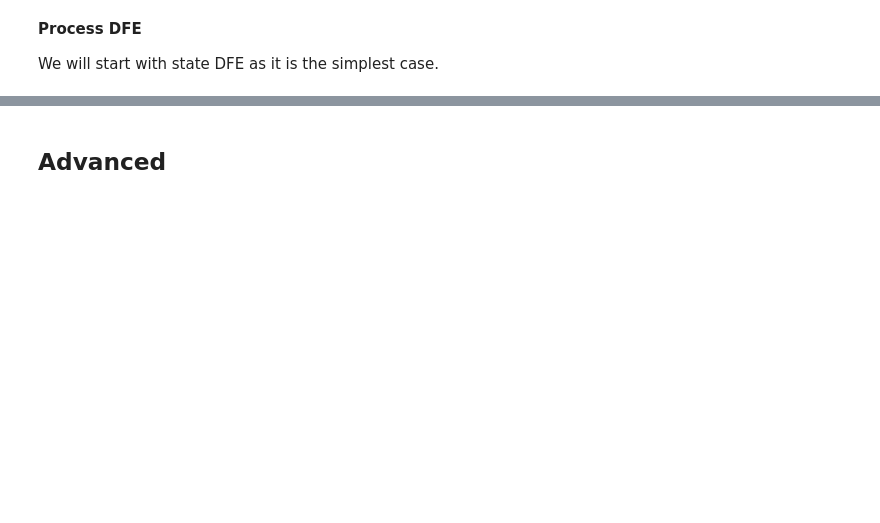
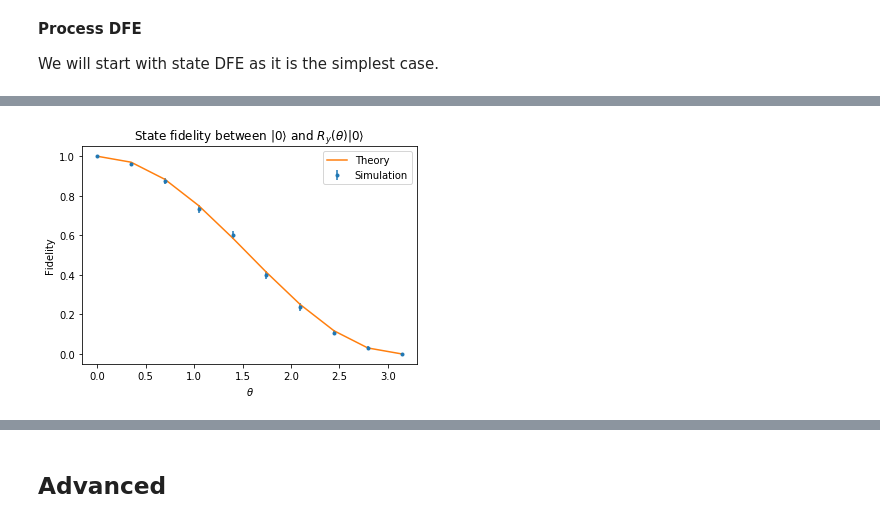
Before and after one commit to rigetti/forest-benchmarking, a Jupyter notebook: examples/direct_fidelity_estimation.ipynb, the cells around one changed output, grey strips where cells are left out. Drawn from its saved outputs; the diff is of its cells as text; code cells hidden in the pictures; blank space fills up the shorter version.

```diff
--- a/examples/direct_fidelity_estimation.ipynb
+++ b/examples/direct_fidelity_estimation.ipynb
@@ -501,10 +318,0 @@ Text(0.5, 1.0, 'Process fidelity between $I$ and $R_y(\\theta)$')
-# %%
-points = 10
-res = []
-res_std_err = []
-for theta in np.linspace(0, np.pi, points):
-    ii_proc_mc.program = Program(RY(theta,0))
-    ii_proc_mc_data = acquire_dfe_data(qvm, ii_proc_mc, num_shots=500)
-    fid_est, fid_std_err = estimate_dfe(ii_proc_mc_data, 'process')
-    res.append(fid_est)
-    res_std_err.append(fid_std_err)
@@ -518,0 +364,7 @@ pyplot.title(r"Process fidelity between $I$ and $R_y(\theta)$")
+# %%
+# start by constructing the identity program
+qubits = [0]
+prog = Program(I(0))
+
+# design state DFE experiment to estimate |0>
+zero_state_experiment = generate_exhaustive_state_dfe_experiment(prog, qubits, bm)
@@ -518,0 +384,25 @@ pyplot.title(r"Process fidelity between $I$ and $R_y(\theta)$")
+# %%
+# NBVAL_SKIP
+points = 10
+res = []
+res_std_err = []
+
+# loop over different angles
+for theta in np.linspace(0, np.pi, points):
+    # modify the experiment object to do the "wrong" program
+    zero_state_experiment.program = Program(RY(theta,0))
+    ry_state_data = acquire_dfe_data(qvm, zero_state_experiment, num_shots=1000)
+    fid_est, fid_std_err = estimate_dfe(ry_state_data, 'state')
+    res.append(fid_est)
+    res_std_err.append(2*fid_std_err)
+# %%
+# NBVAL_SKIP
+pyplot.errorbar(np.linspace(0, np.pi, points), res, res_std_err, fmt=".", label="Simulation")
+pyplot.plot(np.linspace(0, np.pi, points), (1/2+1/2*np.cos(np.linspace(0, np.pi, points))), label="Theory")
+pyplot.xlabel(r"$\theta$")
+pyplot.ylabel("Fidelity")
+pyplot.legend()
+pyplot.title(r"State fidelity between $\left|0\right\rangle$ and $R_y(\theta)\left|0\right\rangle$")
+pyplot.show()
+# %% [output]
+[figure, added]
```
Also changed, not shown: parts of 63 cells of this notebook.
